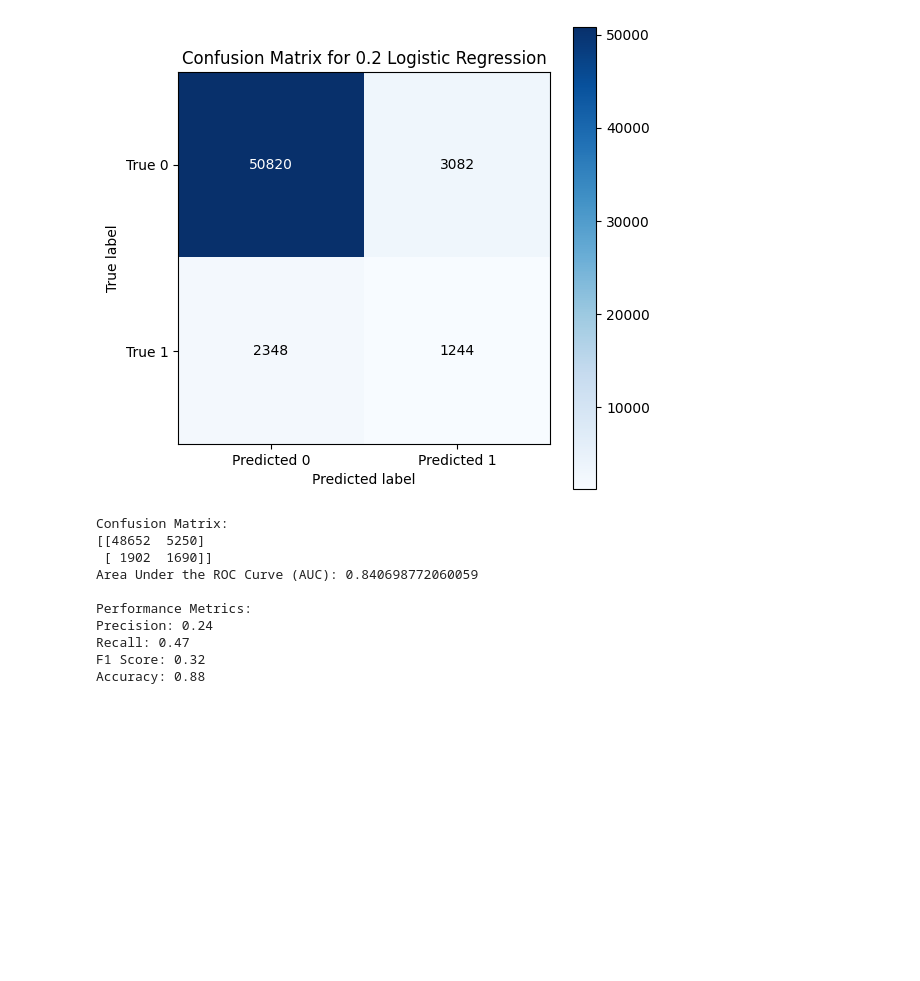
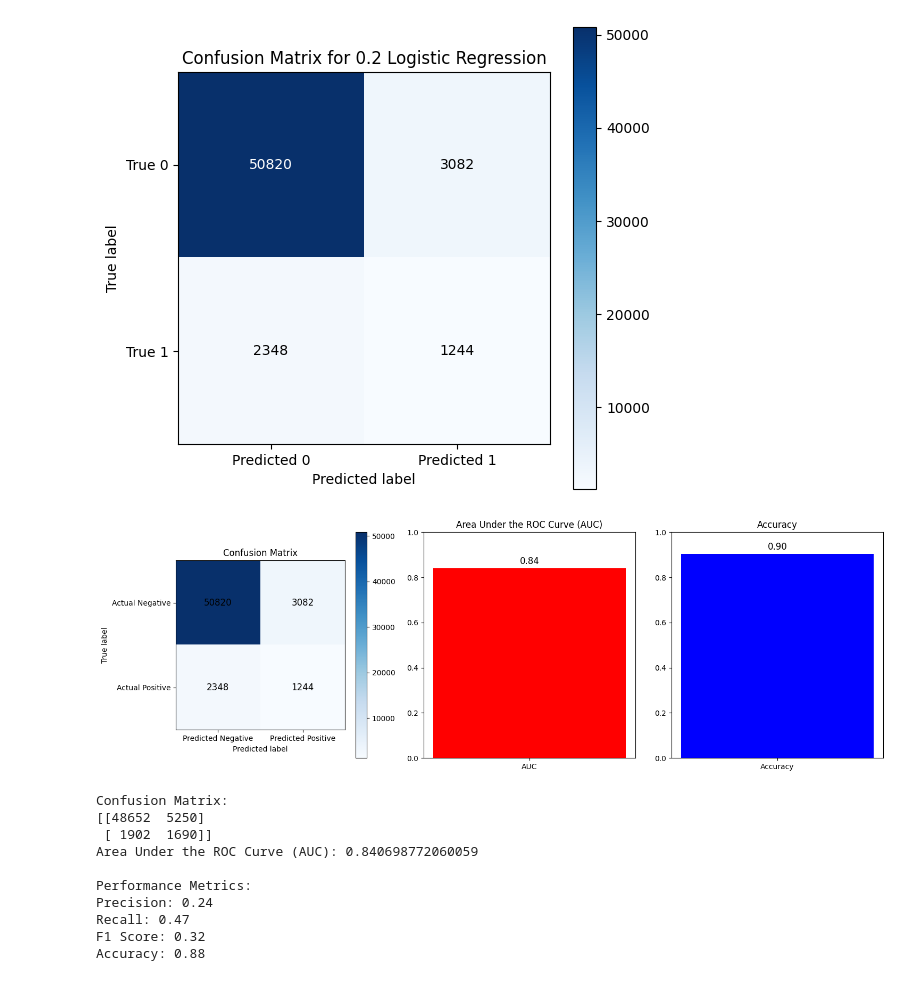
Before and after one commit to JoelManYunLee/Raptors_3_point_predictor, a Jupyter notebook: models.ipynb, the cells around one changed output. Saved outputs shown, nothing was run; the diff lists cells and outputs as text; code cells hidden in the pictures; blank space fills up the shorter version.

```diff
--- a/models.ipynb
+++ b/models.ipynb
@@ -682,6 +735,46 @@ plt.ylabel('True label')
 plt.show()
 # %% [output]
 [figure]
+# %%
+# Plotting Confusion Matrix, AUC, and Accuracy as subplots
+plt.figure(figsize=(15, 5))
+
+# Confusion Matrix
+plt.subplot(1, 3, 1)
+plt.imshow(conf_matrix, cmap='Blues', interpolation='nearest')
+plt.title('Confusion Matrix')
+plt.colorbar()
+
+# Add labels to each cell
+for i in range(conf_matrix.shape[0]):
+    for j in range(conf_matrix.shape[1]):
+        plt.text(j, i, str(conf_matrix[i, j]), fontsize=12,
+                 horizontalalignment='center',
+                 verticalalignment='center', color='black')
+
+plt.xticks([0, 1], ['Predicted Negative', 'Predicted Positive'])
+plt.yticks([0, 1], ['Actual Negative', 'Actual Positive'])
+plt.xlabel('Predicted label')
+plt.ylabel('True label')
+
+# AUC
+plt.subplot(1, 3, 2)
+plt.bar(['AUC'], [auc], color='red')
+plt.text(0, auc + 0.01, f'{auc:.2f}', ha='center', va='bottom', fontsize=12)
+plt.title('Area Under the ROC Curve (AUC)')
+plt.ylim(0, 1)
+
+# Accuracy
+plt.subplot(1, 3, 3)
+plt.bar(['Accuracy'], [accuracy], color='blue')
+plt.text(0, accuracy + 0.01, f'{accuracy:.2f}', ha='center', va='bottom', fontsize=12)
+plt.title('Accuracy')
+plt.ylim(0, 1)
+
+plt.tight_layout()
+plt.show()
+# %% [output]
+[figure, added]
 # %%
 # Initialize F1 optimized Logistic Regression model
 log_reg_model = LogisticRegression(penalty='l2', C=1.0, max_iter=1000)
```
Also changed, not shown: parts of 10 cells of this notebook.
